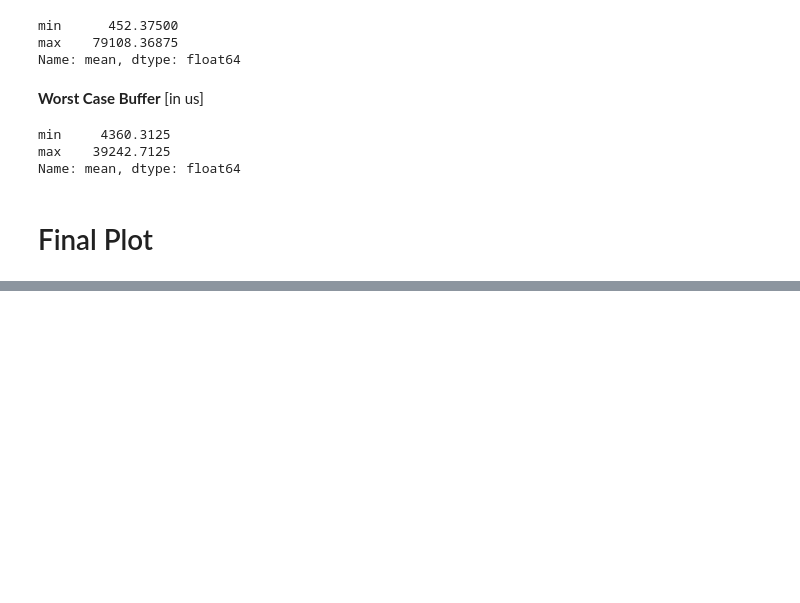
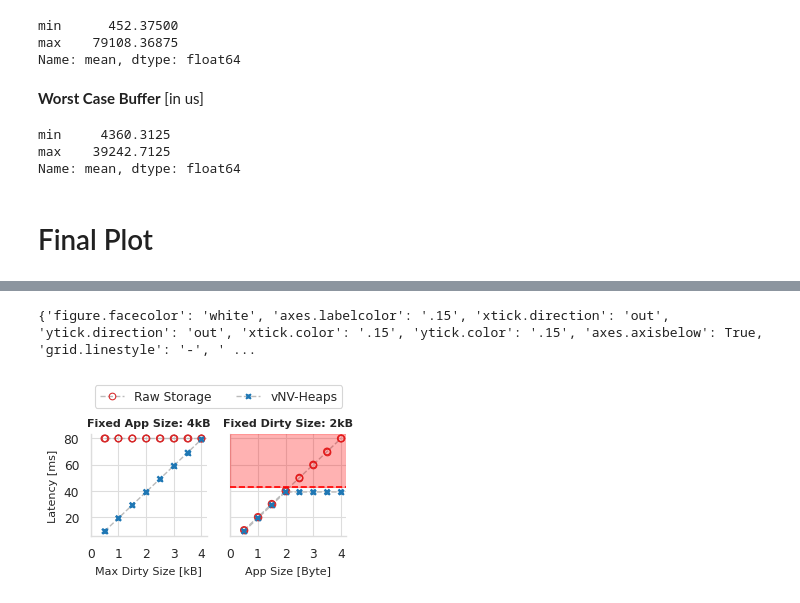
Before and after one commit to markus-gerber/vnv-heap, a Jupyter notebook: zephyr/vnv_heap_benchmark/analysis/persist.ipynb, the cells around one changed output, grey strips where cells are left out. Cells and saved outputs as stored; diff of their text form; code cells hidden in the pictures; blank space fills up the shorter version.

```diff
--- a/zephyr/vnv_heap_benchmark/analysis/persist.ipynb
+++ b/zephyr/vnv_heap_benchmark/analysis/persist.ipynb
@@ -162,0 +139,34 @@ ax.axhspan(line, limit, alpha=0.3, color="red",zorder=10)
+# %%
+from util import convert
+from util.plot import plot_lines, save_plot
+
+axes = plot_lines([options1, options2])
+
+offset_multiplier = 0.1
+scaled = convert.scale_data(scaled_dataset[(scaled_dataset["benchmark_id"] == "max_dirty_persist_latency_buffer_size") & (scaled_dataset["options.buffer_size"] % scale == 0)], unit)
+line = scaled["mean"].max() + scaled["mean"].max() * offset_multiplier
+
+limit2 = (convert.scale_data(scaled_dataset[(scaled_dataset["benchmark_id"] == "persistent_storage_write") & (scaled_dataset["options.object_size"] <= limit)], unit))["mean"].max()
+limit2 = limit2 + 0.04 * limit2
+
+axes[1].axhline(line, ls='--', color="red", zorder=20)
+axes[1].set_ylim(top=limit2)
+axes[1].axhspan(line, limit2, alpha=0.3, color="red",zorder=10)
+axes[0].legend(
+    loc = "lower center",
+    bbox_to_anchor=(1.1, 1.2),
+    ncol=2,
+    title=None,
+    frameon=True
+)
+axes[1].get_legend().remove()
+
+
+for ax in axes:
+    ax.set_xticks([0,1,2,3,4])
+    ax.set_xlim(0,4.2)
+
+save_plot("persist", False)
+# %% [output]
+{'figure.facecolor': 'white', 'axes.labelcolor': '.15', 'xtick.direction': 'out', 'ytick.direction': 'out', 'xtick.color': '.15', 'ytick.color': '.15', 'axes.axisbelow': True, 'grid.linestyle': '-', ' ...
+[figure, added]
```
Also changed, not shown: parts of 4 cells of this notebook, 3 other files.
